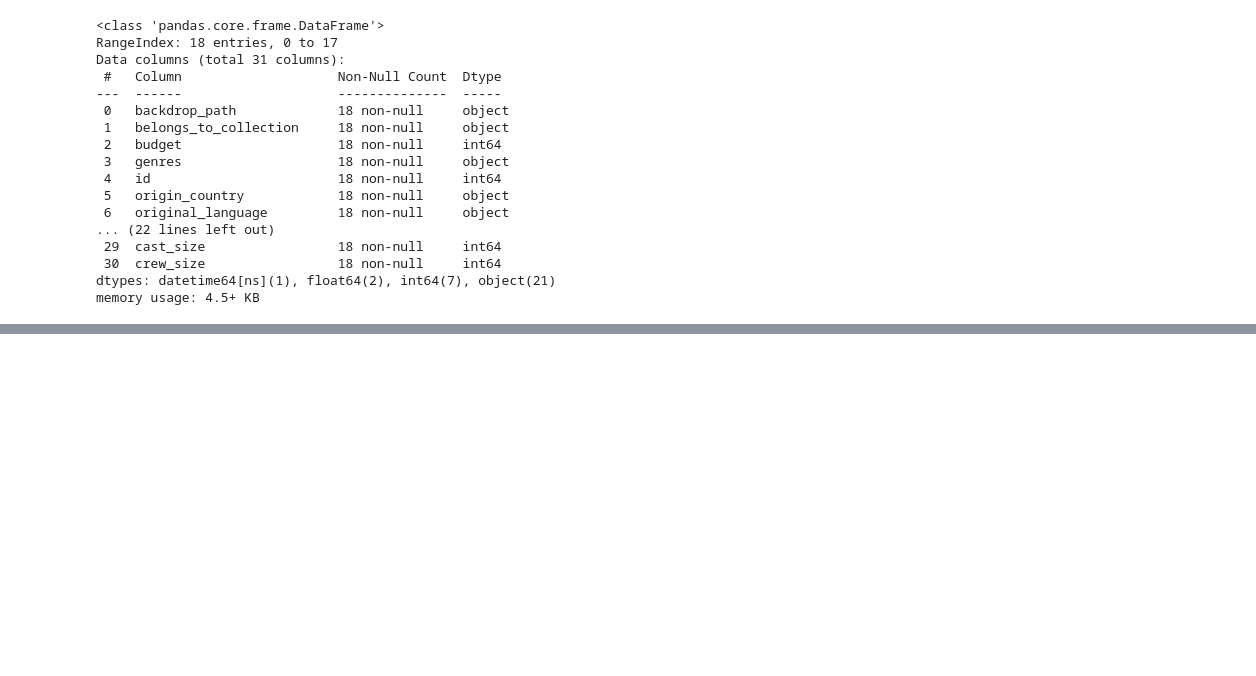
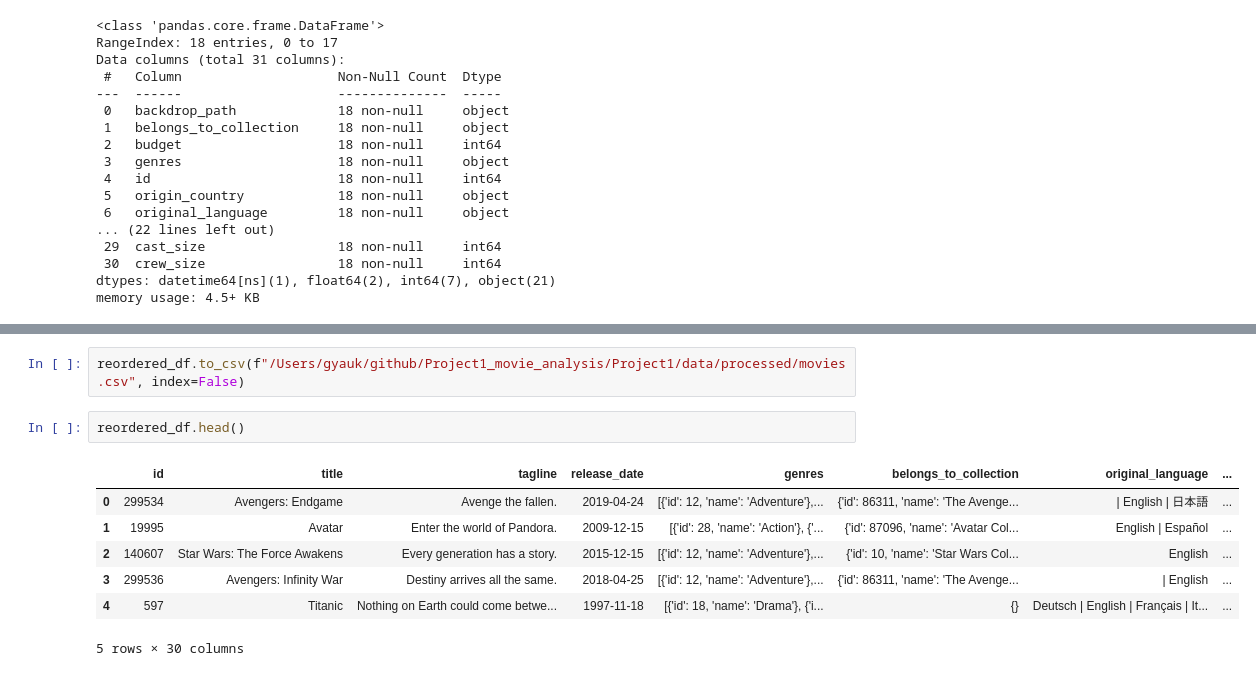
Before and after one commit to kgyauAmtch/Amtch_Personal_Projects, a Jupyter notebook: Project1/notebooks/data_cleaning.ipynb, the cells around one changed output, grey strips where cells are left out. Saved outputs shown, nothing was run; the diff lists cells and outputs as text; blank space fills up the shorter version.

```diff
--- a/Project1/notebooks/data_cleaning.ipynb
+++ b/Project1/notebooks/data_cleaning.ipynb
@@ -488,0 +646,12 @@ memory usage: 4.5+ KB
+# %%
+reordered_df.to_csv(f"/Users/gyauk/github/Project1_movie_analysis/Project1/data/processed/movies.csv", index=False)
+# %%
+reordered_df.head()
+# %% [output]
+|  | id | title | tagline | release_date | genres | belongs_to_collection | original_language | ... |
+| 0 | 299534 | Avengers: Endgame | Avenge the fallen. | 2019-04-24 | [{'id': 12, 'name': 'Adventure'},... | {'id': 86311, 'name': 'The Avenge... | | English | 日本語 | ... |
+| 1 | 19995 | Avatar | Enter the world of Pandora. | 2009-12-15 | [{'id': 28, 'name': 'Action'}, {'... | {'id': 87096, 'name': 'Avatar Col... | English | Español | ... |
+| 2 | 140607 | Star Wars: The Force Awakens | Every generation has a story. | 2015-12-15 | [{'id': 12, 'name': 'Adventure'},... | {'id': 10, 'name': 'Star Wars Col... | English | ... |
+| 3 | 299536 | Avengers: Infinity War | Destiny arrives all the same. | 2018-04-25 | [{'id': 12, 'name': 'Adventure'},... | {'id': 86311, 'name': 'The Avenge... | | English | ... |
+| 4 | 597 | Titanic | Nothing on Earth could come betwe... | 1997-11-18 | [{'id': 18, 'name': 'Drama'}, {'i... | {} | Deutsch | English | Français | It... | ... |
+5 rows × 30 columns
```
Also changed, not shown: parts of 38 cells of this notebook.
